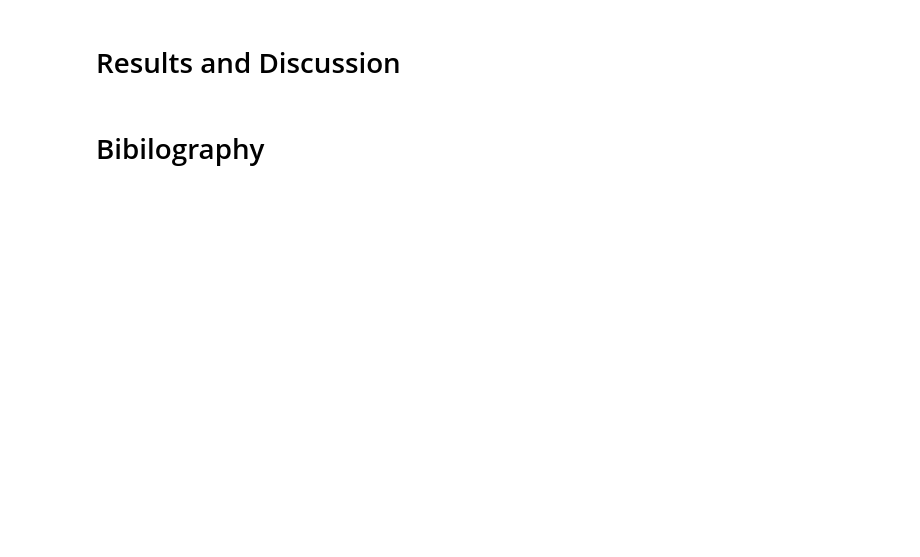
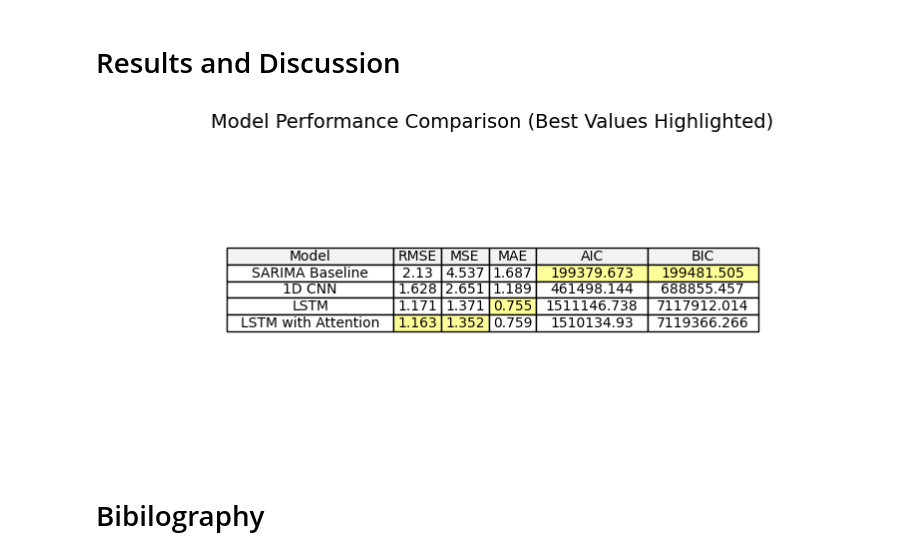
Before and after one commit to naveenasokan/-Weather-Forecasting-with-Deep-Learning, a Jupyter notebook: Report_4.ipynb, the cells around one changed output. Saved outputs shown, nothing was run; the diff lists cells and outputs as text; code cells hidden in the pictures; blank space fills up the shorter version.

Commit message:
Added AIC,BIC,RESULT TABLE

```diff
--- a/Report_4.ipynb
+++ b/Report_4.ipynb
@@ -2985,4 +3105,52 @@ plt.show()
 # %% [markdown]
 # Results and Discussion
+# %%
+import pandas as pd
+import matplotlib.pyplot as plt
+
+# Updated data with corrected LSTM values
+data_updated = {
+    "Model": ["SARIMA Baseline", "1D CNN", "LSTM", "LSTM with Attention"],
+    "RMSE": [2.130, 1.628, 1.171, 1.163],
+    "MSE": [4.537, 2.651, 1.371, 1.352],
+    "MAE": [1.687, 1.189, 0.755, 0.759],
+    "AIC": [199379.673, 461498.144, 1511146.738, 1510134.930],
+    "BIC": [199481.505, 688855.457, 7117912.014, 7119366.266]
+}
+
+# Convert data to a dataframe
+df_updated = pd.DataFrame(data_updated)
+
+# Identify the best values for each metric (lowest value)
+best_values = df_updated[["RMSE", "MSE", "MAE", "AIC", "BIC"]].min()
+
+# Highlight the best values in the table
+fig, ax = plt.subplots(figsize=(10, 4))
+ax.axis('tight')
+ax.axis('off')
+
+# Create a table with conditional formatting for best values
+table = ax.table(
+    cellText=df_updated.values,
+    colLabels=df_updated.columns,
+    cellLoc='center',
+    loc='center',
+    colColours=["#f2f2f2"] * len(df_updated.columns),
+)
+
+# Highlight the best values in yellow
+for row_idx, row in enumerate(df_updated.values):
+    for col_idx, cell_val in enumerate(row[1:], start=1):  # Skip the first column (Model names)
+        if cell_val == best_values[col_idx - 1]:
+            table[(row_idx + 1, col_idx)].set_facecolor('#ffff99')  # Highlight best value
+
+table.auto_set_font_size(False)
+table.set_fontsize(10)
+table.auto_set_column_width(col=list(range(len(df_updated.columns))))
+
+plt.title("Model Performance Comparison (Best Values Highlighted)", fontsize=14)
+plt.show()
+# %% [output]
+[figure, added]
 # %% [markdown]
 # Bibilography
```
Also changed, not shown: parts of 4 cells of this notebook, 5 other files.
